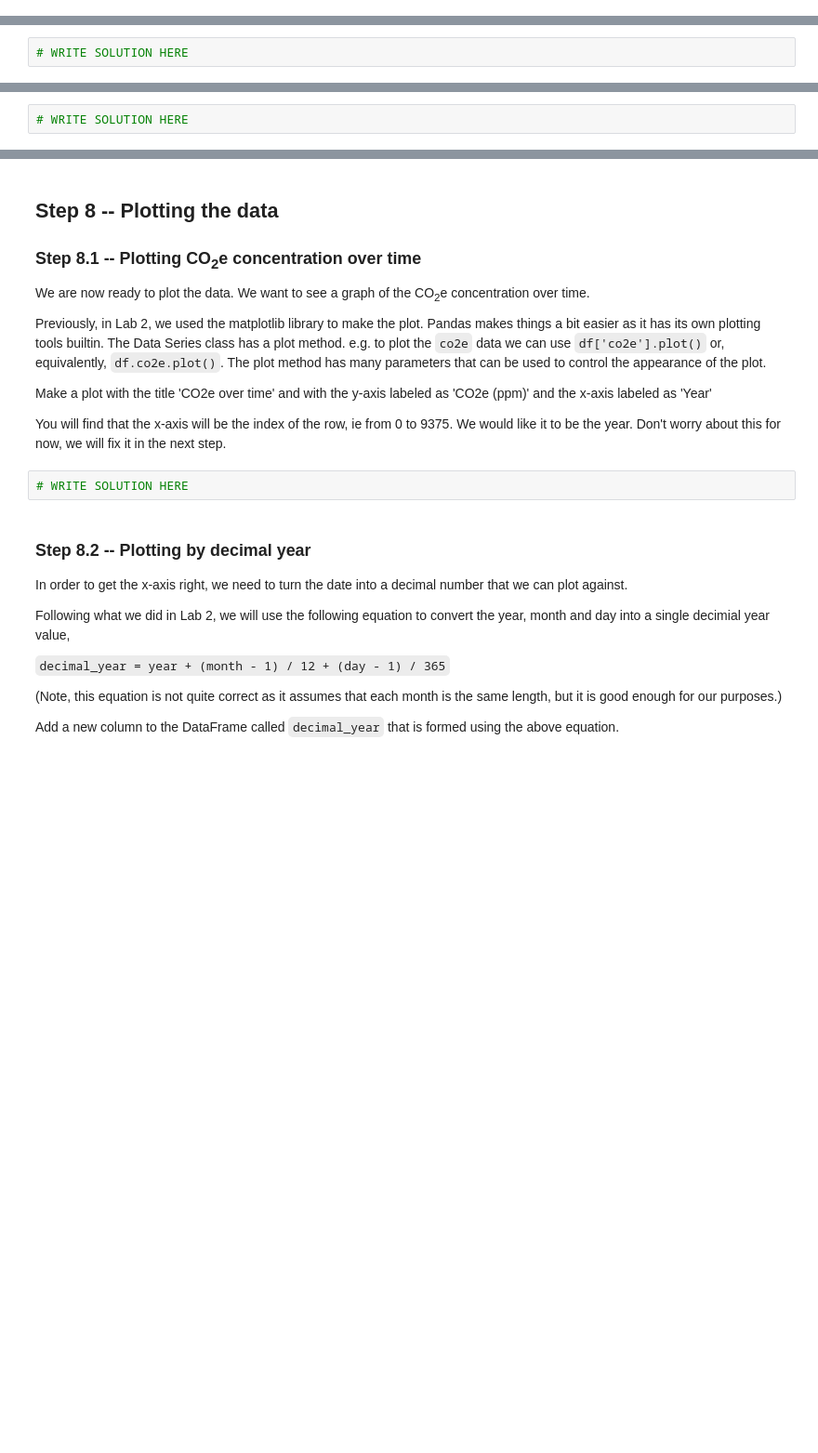
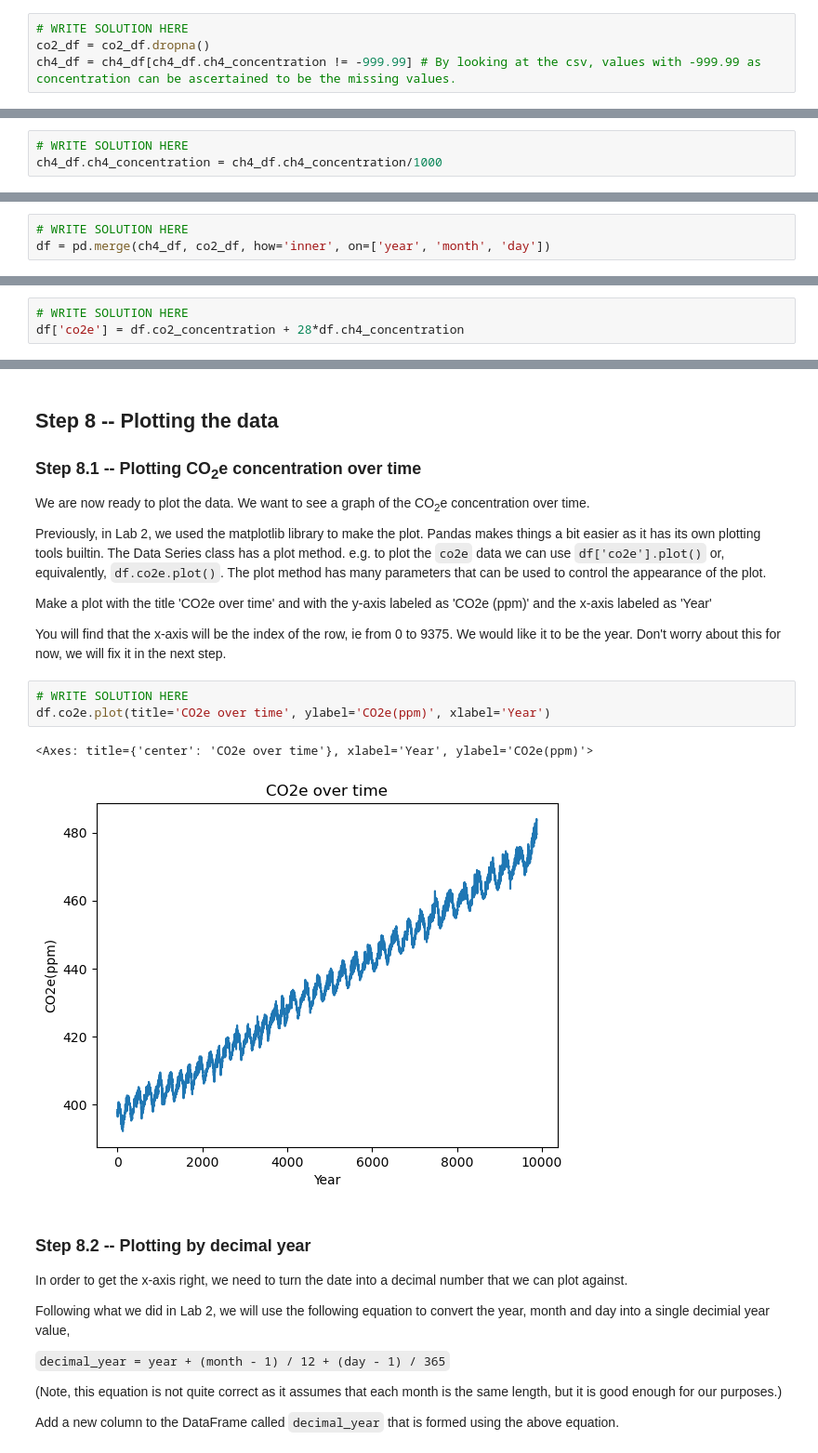
Before and after one commit to twinzies/COM6018, a Jupyter notebook: materials/labs/040_working_with_pandas.ipynb, the cells around one changed output, grey strips where cells are left out. Shown at 93% size. Cells and saved outputs as stored; diff of their text form; blank space fills up the shorter version.

Commit message:
Add Lab 4 solutions uptil Q9

```diff
--- a/materials/labs/040_working_with_pandas.ipynb
+++ b/materials/labs/040_working_with_pandas.ipynb
@@ -79,3 +101,7 @@ In the next step we will remove any rows from the dataframes that contain missin
+# %%
+# WRITE SOLUTION HERE
+co2_df = co2_df.dropna()
+ch4_df = ch4_df[ch4_df.ch4_concentration != -999.99] # By looking at the csv, values with -999.99 as concentration can be ascertained to be the missing values.
 # %%
 # TEST
 assert len(co2_df) == 18056
@@ -89,6 +117,7 @@ If you remember from Lab 2, the methane concentrations are stored as parts per b
 Scaling a single column of a dataframe is very easy and can be done with a single line. Do this in the cell below.
 # %%
 # WRITE SOLUTION HERE
+ch4_df.ch4_concentration = ch4_df.ch4_concentration/1000
 # %%
 # TEST
 print(ch4_df.ch4_concentration[92])
@@ -112,3 +153,6 @@ ch4_df.dtypes, co2_df.dtypes
+# %%
+# WRITE SOLUTION HERE
+df = pd.merge(ch4_df, co2_df, how='inner', on=['year', 'month', 'day'])
 # %%
 # TEST
 assert df['co2_concentration'][0] == 350.84
@@ -126,6 +174,7 @@ We will continue to follow the steps from Lab 020. We will now combine the CO<su
 So we will make a new column in the dataframe that we will call `co2e` and which will be equal to `co2_concentration + 28 * ch4_concentration`. This should be a single line of code. Refer to the notes if you are unsure how to do it. Write this in the cell below.
 # %%
 # WRITE SOLUTION HERE
+df['co2e'] = df.co2_concentration + 28*df.ch4_concentration
 # %%
 # TEST
 assert df.co2e[0] == 398.44056
@@ -142,8 +193,12 @@ Previously, in Lab 2, we used the matplotlib library to make the plot. Pandas ma
 Make a plot with the title 'CO2e over time' and with the y-axis labeled as 'CO2e (ppm)' and the x-axis labeled as 'Year'
 
 You will find that the x-axis will be the index of the row, ie from 0 to 9375. We would like it to be the year. Don't worry about this for now, we will fix it in the next step.
-# %%
-# WRITE SOLUTION HERE
+# %%
+# WRITE SOLUTION HERE
+df.co2e.plot(title='CO2e over time', ylabel='CO2e(ppm)', xlabel='Year')
+# %% [output]
+<Axes: title={'center': 'CO2e over time'}, xlabel='Year', ylabel='CO2e(ppm)'>
+[figure, added]
 # %% [markdown]
 ### Step 8.2 -- Plotting by decimal year
 
```
Also changed, not shown: parts of 21 cells of this notebook.
